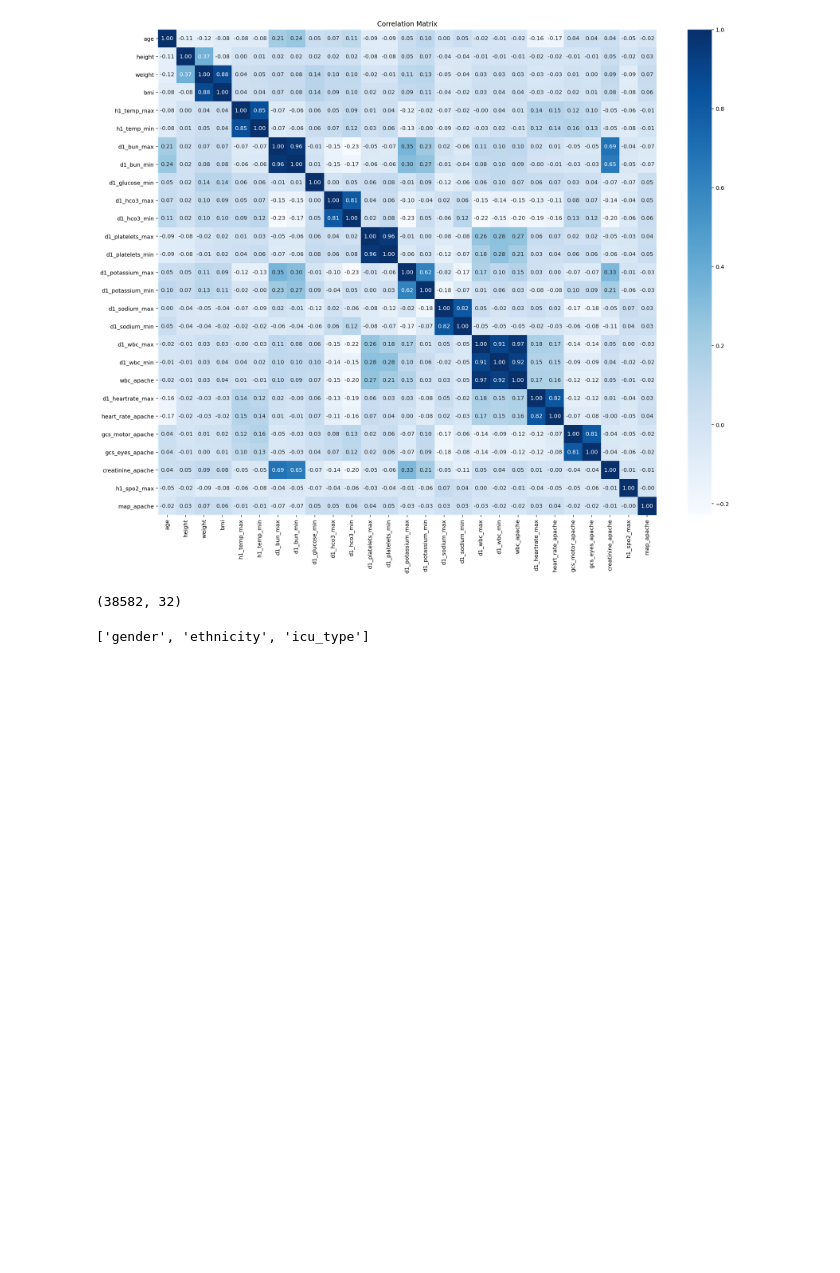
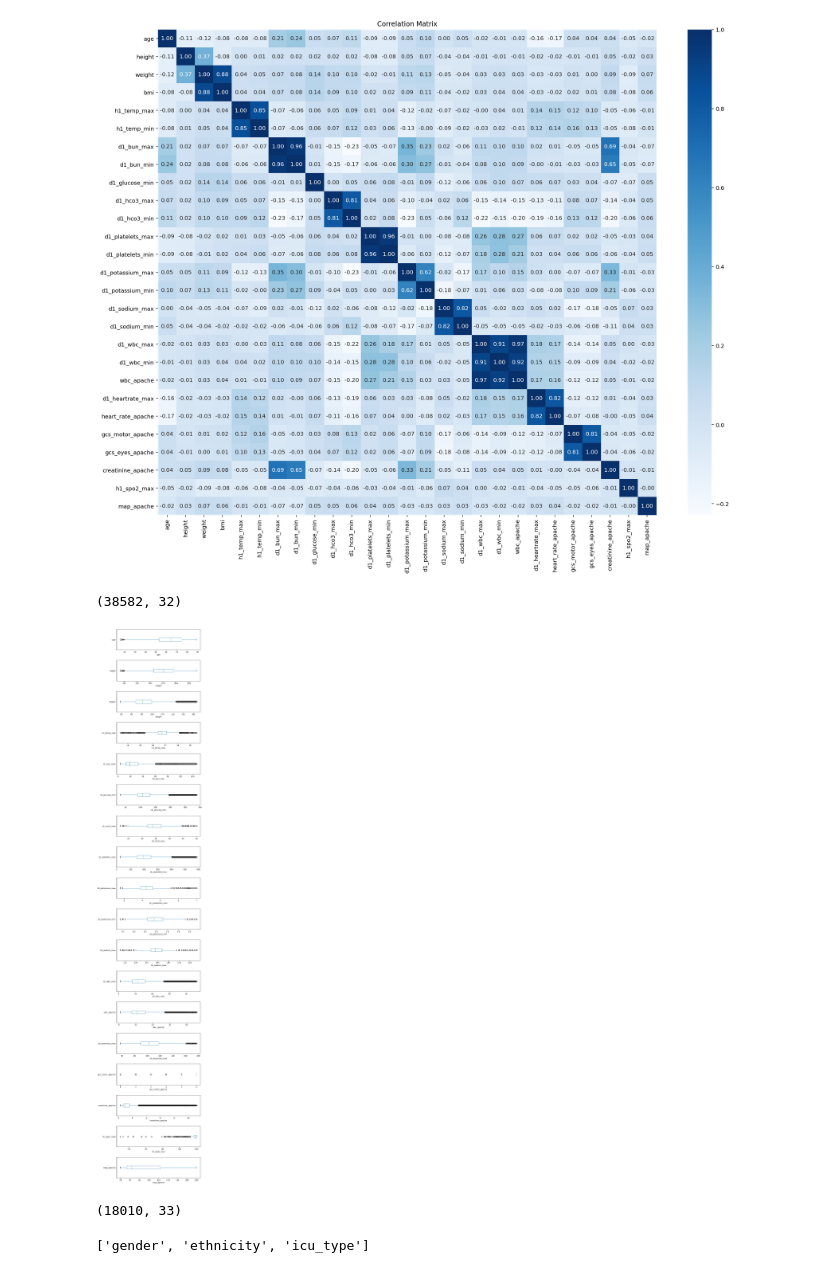
Before and after one commit to walidsi/freelancer-com-diabetes-mellitus, a Jupyter notebook: diabetes-mellitus-prediction.ipynb, the cells around one changed output. Saved outputs shown, nothing was run; the diff lists cells and outputs as text; code cells hidden in the pictures; blank space fills up the shorter version.

```diff
--- a/diabetes-mellitus-prediction.ipynb
+++ b/diabetes-mellitus-prediction.ipynb
@@ -150,6 +149,19 @@ features_pure = pd.concat([features_raw, numeric_features_pure_df], axis=1)
 features_pure.shape
 # %% [output]
 (38582, 32)
+# %%
+numeric_features_list = dp.get_float_features(features_pure)
+vs.visualize_numerical_features(features_pure, numeric_features_list, kind='box')
+# %% [output]
+[figure, added]
+# %%
+data_pure = pd.concat([features_pure, target], axis=1)
+data = dp.remove_outliers(data_pure, numeric_features_list)
+print(data.shape)
+features_pure = data.iloc[:, :-1]
+target = data.iloc[:, -1]
+# %% [output]
+(18010, 33)
 # %%
 categorical_features_list = dp.get_categorical_features(features_pure)
 categorical_features_list
```
Also changed, not shown: parts of 12 cells of this notebook, 1 other file.
